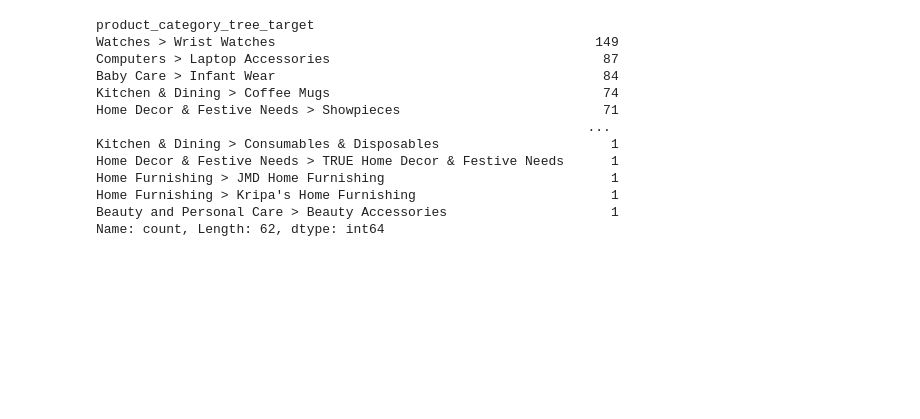
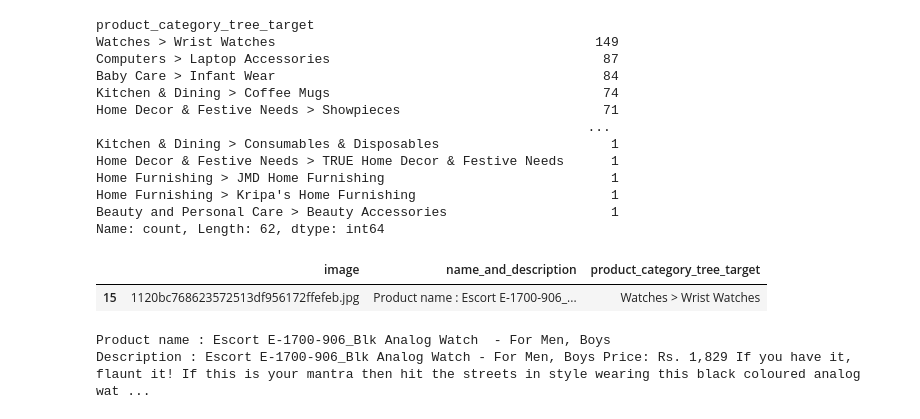
Before and after one commit to StevenDelval/Developper_modele_deep_learning_multi-inputs, a Jupyter notebook: eploration.ipynb, the cells around one changed output. Saved outputs shown, nothing was run; the diff lists cells and outputs as text; code cells hidden in the pictures; blank space fills up the shorter version.

```diff
--- a/eploration.ipynb
+++ b/eploration.ipynb
@@ -76,8 +81,18 @@ df.drop(["product_category_tree_list","product_category_tree"],axis=1,inplace=Tr
 # %%
 df  = df[["image","product_name","description","product_category_tree_target"]]
 # %%
-df["name_and_description"] = df.apply(lambda x : "Product name : " + x["product_name"].rstrip().lstrip() + "\nDescription : " + x["description"].rstrip().lstrip().replace("\n"," ").replace("\t"," "),axis=1)
+df["name_and_description"] = df.apply(lambda x : "Product name : " + x["product_name"].rstrip().lstrip() + "\nDescription : " + re.sub(r'\s+', ' ', x["description"]).rstrip().lstrip().strip().replace("\n"," ").replace("\t","").replace("\r",""),axis=1)
 # %%
 df  = df[["image","name_and_description","product_category_tree_target"]]
 # %%
 df.to_csv("./Data/preparation.csv",index=False)
+# %%
+df[df["image"]=="1120bc768623572513df956172ffefeb.jpg"]
+# %% [output]
+|  | image | name_and_description | product_category_tree_target |
+| 15 | 1120bc768623572513df956172ffefeb.jpg | Product name : Escort E-1700-906_... | Watches > Wrist Watches |
+# %%
+print(df[df["image"]=="1120bc768623572513df956172ffefeb.jpg"]["name_and_description"].values[0])
+# %% [output]
+Product name : Escort E-1700-906_Blk Analog Watch  - For Men, Boys
+Description : Escort E-1700-906_Blk Analog Watch - For Men, Boys Price: Rs. 1,829 If you have it, flaunt it! If this is your mantra then hit the streets in style wearing this black coloured analog wat ...
```
Also changed, not shown: parts of 2 cells of this notebook, 1 other file.
